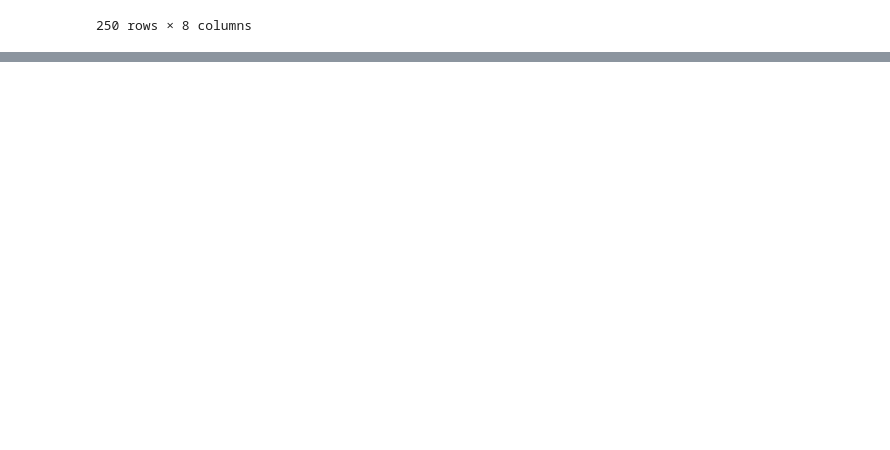
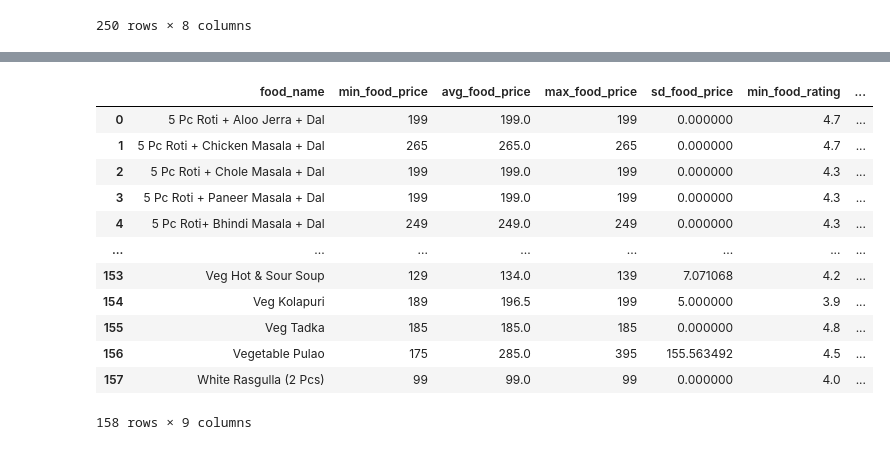
Before and after one commit to vikas-gits-good/Freelance_P-01_Cuisine-Menu-Recommendation-App, a Jupyter notebook: src/RAG/Notebook/test0.ipynb, the cells around one changed output, grey strips where cells are left out. Saved outputs shown, nothing was run; the diff lists cells and outputs as text; code cells hidden in the pictures; blank space fills up the shorter version.

Commit message:
GRAG added premium menus

```diff
--- a/src/RAG/Notebook/test0.ipynb
+++ b/src/RAG/Notebook/test0.ipynb
@@ -493,0 +538,30 @@ data
+# %%
+from src.RAG.Config.tool_models import GetPremiumMenuModels
+
+f_params = GetPremiumMenuModels.FunctionParams(
+    q_params=GetPremiumMenuModels.QueryParams(
+        area='Koramangala',
+        cuisine='North Indian',
+        min_listings=2,
+        min_avg_rating=4.5,
+        limit=500,
+    ),
+    output='dataframe'
+)
+
+data = get_premium_menu(**f_params.model_dump())
+data
+# %% [output]
+|  | food_name | min_food_price | avg_food_price | max_food_price | sd_food_price | min_food_rating | ... |
+| 0 | 5 Pc Roti + Aloo Jerra + Dal | 199 | 199.0 | 199 | 0.000000 | 4.7 | ... |
+| 1 | 5 Pc Roti + Chicken Masala + Dal | 265 | 265.0 | 265 | 0.000000 | 4.7 | ... |
+| 2 | 5 Pc Roti + Chole Masala + Dal | 199 | 199.0 | 199 | 0.000000 | 4.3 | ... |
+| 3 | 5 Pc Roti + Paneer Masala + Dal | 199 | 199.0 | 199 | 0.000000 | 4.3 | ... |
+| 4 | 5 Pc Roti+ Bhindi Masala + Dal | 249 | 249.0 | 249 | 0.000000 | 4.3 | ... |
+| ... | ... | ... | ... | ... | ... | ... | ... |
+| 153 | Veg Hot & Sour Soup | 129 | 134.0 | 139 | 7.071068 | 4.2 | ... |
+| 154 | Veg Kolapuri | 189 | 196.5 | 199 | 5.000000 | 3.9 | ... |
+| 155 | Veg Tadka | 185 | 185.0 | 185 | 0.000000 | 4.8 | ... |
+| 156 | Vegetable Pulao | 175 | 285.0 | 395 | 155.563492 | 4.5 | ... |
+| 157 | White Rasgulla (2 Pcs) | 99 | 99.0 | 99 | 0.000000 | 4.0 | ... |
+158 rows × 9 columns
```
Also changed, not shown: parts of 5 cells of this notebook, 1 other file.
